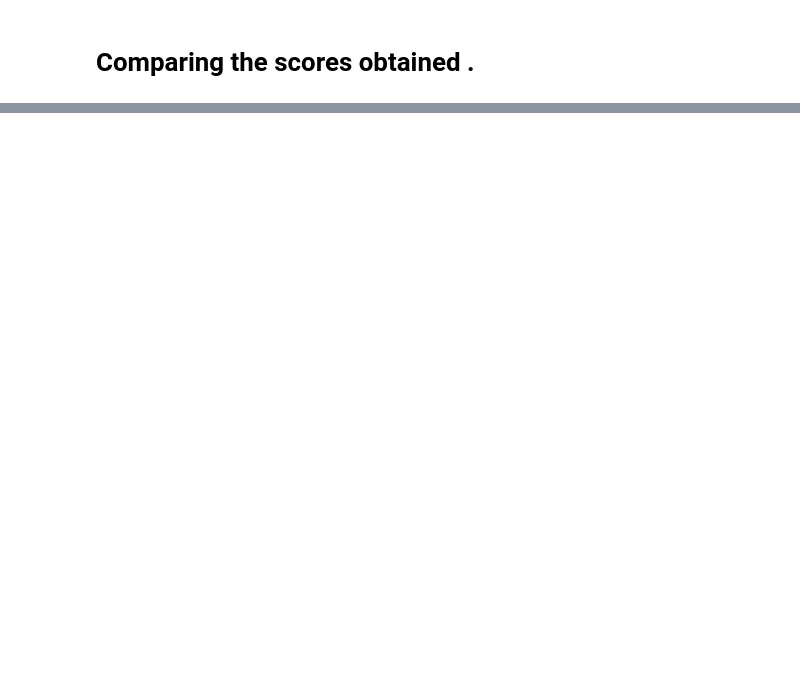
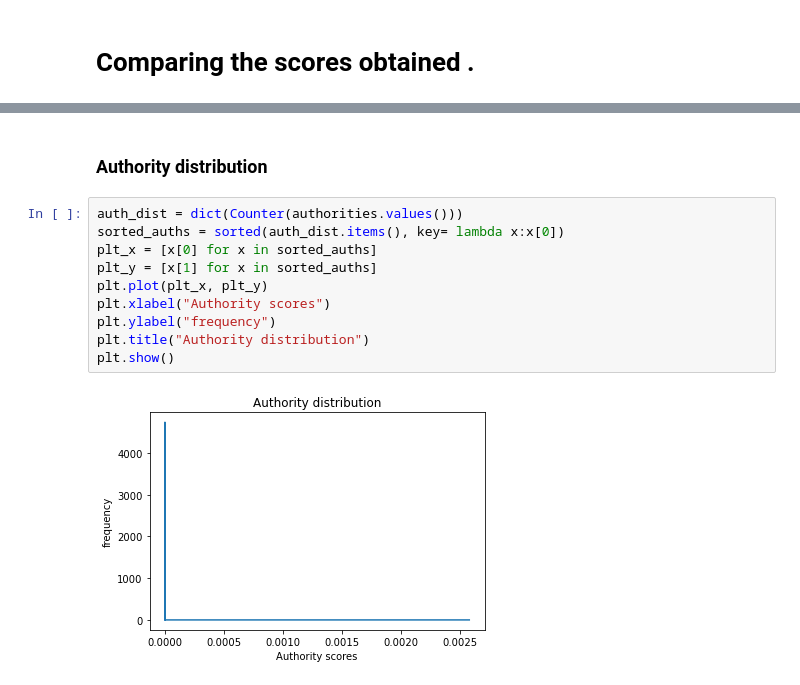
Before and after one commit to SRIJAN19448/CSE508_Winter2023_A3_113, a Jupyter notebook: Q2.ipynb, the cells around one changed output, grey strips where cells are left out. Drawn from its saved outputs; the diff is of its cells as text; blank space fills up the shorter version.

```diff
--- a/Q2.ipynb
+++ b/Q2.ipynb
@@ -76,0 +124,14 @@ Node: 54 Authority Scores:  9.38411045106888e-05
+# %% [markdown]
+### Authority distribution
+# %%
+auth_dist = dict(Counter(authorities.values()))
+sorted_auths = sorted(auth_dist.items(), key= lambda x:x[0])
+plt_x = [x[0] for x in sorted_auths]
+plt_y = [x[1] for x in sorted_auths]
+plt.plot(plt_x, plt_y)
+plt.xlabel("Authority scores")
+plt.ylabel("frequency")
+plt.title("Authority distribution")
+plt.show()
+# %% [output]
+[figure, added]
```
Also changed, not shown: parts of 14 cells of this notebook.
